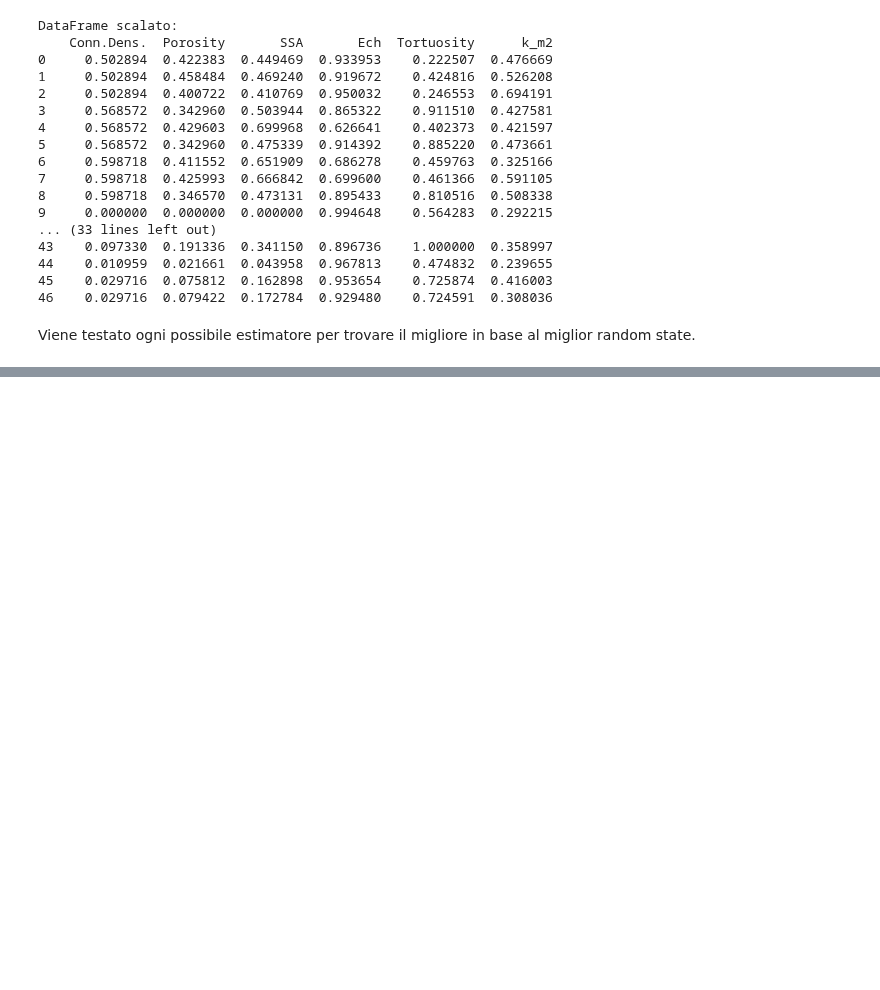
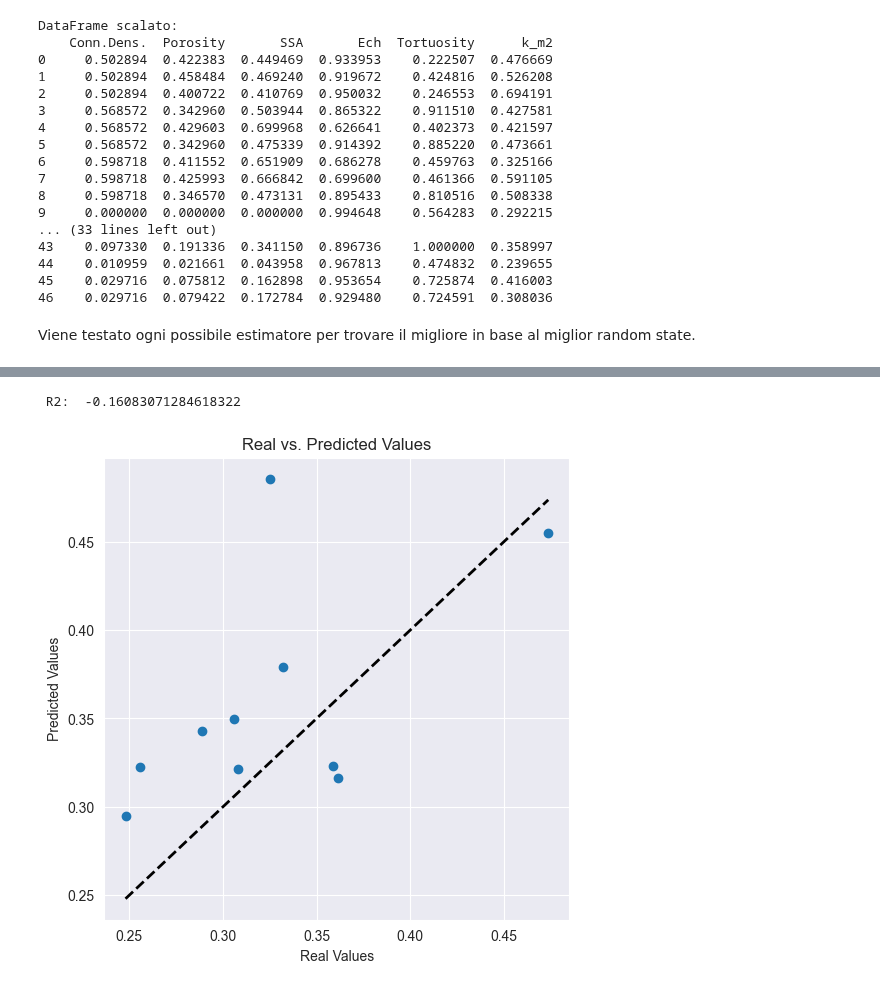
Before and after one commit to LorisMinetti/Permeability_Eval_AI, a Jupyter notebook: Notebook.ipynb, the cells around one changed output, grey strips where cells are left out. Cells and saved outputs as stored; diff of their text form; code cells hidden in the pictures; blank space fills up the shorter version.

```diff
--- a/Notebook.ipynb
+++ b/Notebook.ipynb
@@ -586,10 +378,10 @@ import time
 param_grid = {
     'n_estimators': [50,100,200],
     'max_depth': [2, 3, 4, 8],
-    'max_features': [0.1, 0.5, 1,2, 5],
-    'min_samples_split': [2, 3, 5, 10],
+    'max_features': [0.1, 0.5, 2, 5],
+    'min_samples_split': [2, 5, 10],
     'min_samples_leaf': [1, 2, 3, 4],
-    'criterion': ['friedman_mse','absolute_error','squared_error']
+    'criterion': ['friedman_mse','absolute_error']
 
 }
 
@@ -614,7 +406,7 @@ best_model = grid_search.best_estimator_
 y_pred = best_model.predict(X_test)
 mse = mean_squared_error(y_test, y_pred)
 rmse = np.sqrt(mse)
-r2_bestModel = best_model.score(X_test, y_test)
+r2_bestModel = r2_score(y_test, y_pred)
 
 print("Best Parameters:", grid_search.best_params_)
 print("Best MSE Score:", -grid_search.best_score_)
@@ -625,22 +424,0 @@ print("Training Time (seconds):", training_time)
-# %%
-# Assicurati che siano array NumPy o serie Pandas
-y_test = np.array(y_test)
-predictions_rf = np.array(y_pred)
-# Analisi degli errori
-errore = []
-for i in range(len(y_test)):
-   errore.append(y_test[i] - predictions_rf[i])
-print(errore)
-print("--------------------")
-# Supponendo che errore sia la tua lista di array
-errore_concatenato = np.concatenate(errore)
-
-# Creare un DataFrame pandas con una colonna chiamata 'Errore'
-df_errore = pd.DataFrame({'Errore': errore_concatenato})
-
-# Grafico degli errori
-plt.scatter(predictions_rf, df_errore)
-plt.xlabel('Previsioni')
-plt.ylabel('Errori')
-plt.title('Analisi degli Errori (RandomForestRegressor)')
-plt.show()
@@ -761,3 +425,16 @@ plt.show()
+# %%
+print(" R2: ",r2_score(y_test, y_pred))
+plt.figure(figsize=(6, 6))
+plt.scatter(y_test, y_pred)
+plt.plot([y_test.min(), y_test.max()], [y_test.min(), y_test.max()], 'k--', lw=2)
+plt.xlabel('Real Values')
+plt.ylabel('Predicted Values')
+plt.title('Real vs. Predicted Values')
+plt.grid(True)
+plt.show()
+# %% [output]
+ R2:  -0.16083071284618322
+[figure, added]
 # %%
 # salvare il modello allenato di XGBoost
 import pickle
```
Also changed, not shown: parts of 22 cells of this notebook, 6 other files.
